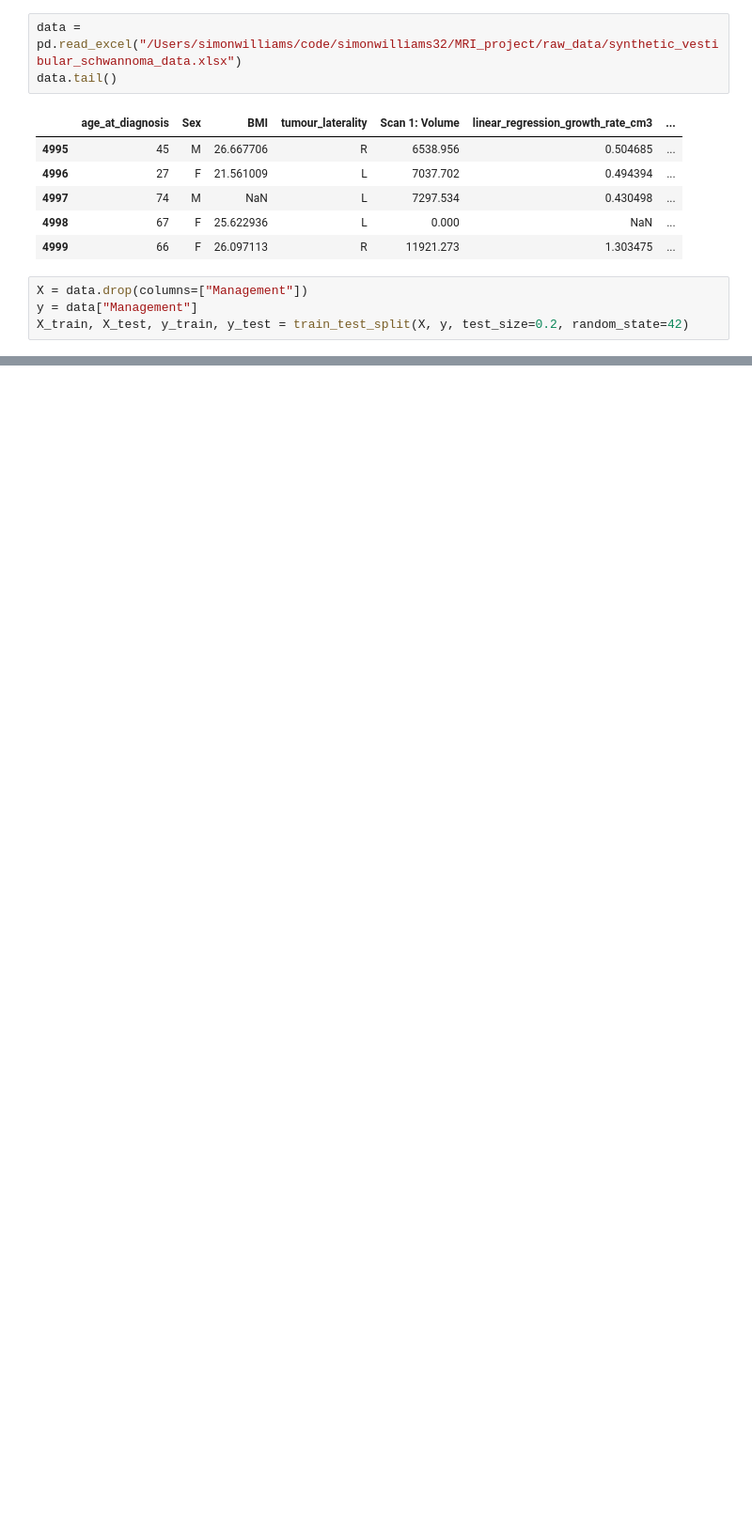
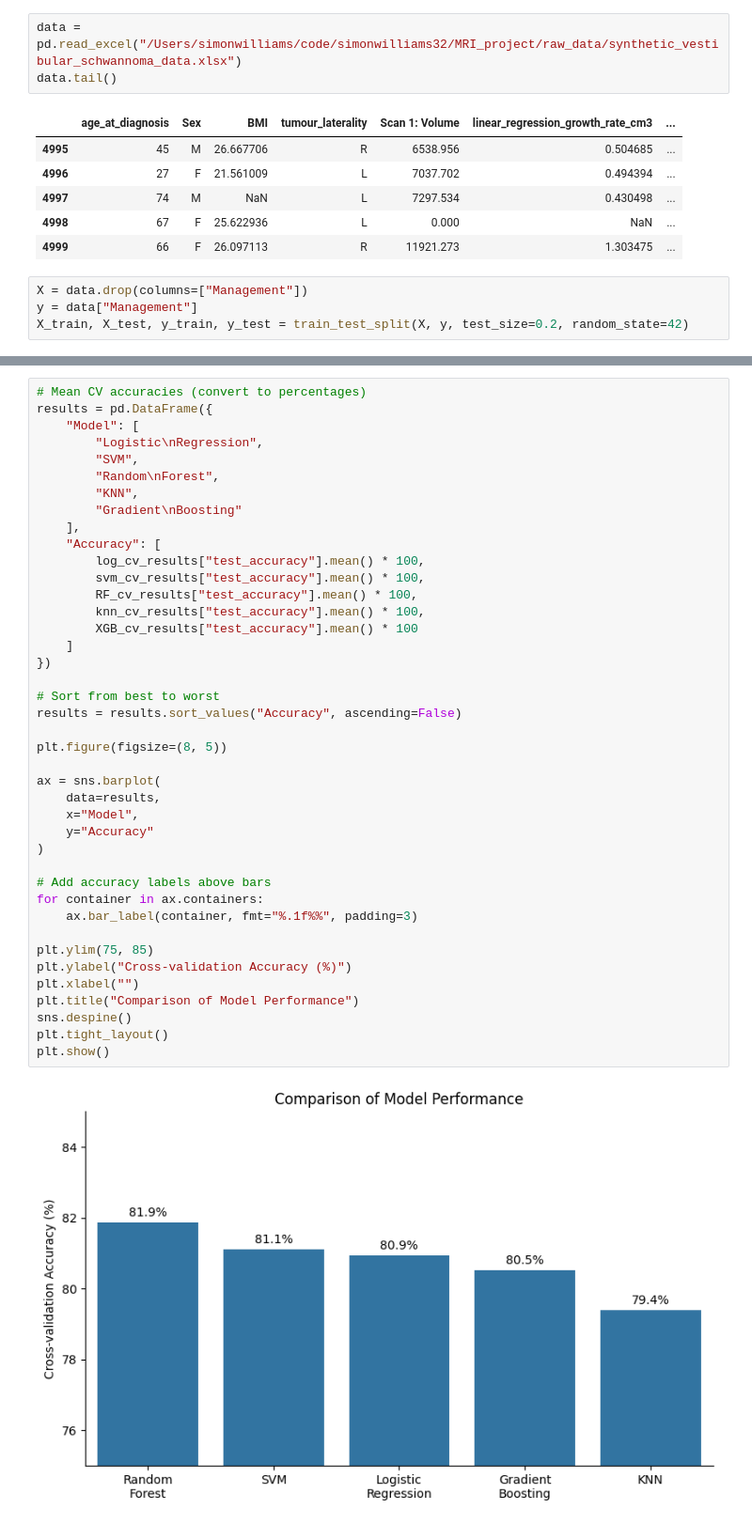
Before and after one commit to simonwilliams32/MRI_project, a Jupyter notebook: notebooks/SW_predicting_management_ensemble_pipeline.ipynb, the cells around one changed output, grey strips where cells are left out. Shown at 94% size. Drawn from its saved outputs; the diff is of its cells as text; blank space fills up the shorter version.

```diff
--- a/notebooks/SW_predicting_management_ensemble_pipeline.ipynb
+++ b/notebooks/SW_predicting_management_ensemble_pipeline.ipynb
@@ -240,0 +248,43 @@ print("Mean CV macro F1:", svm_cv_results["test_f1_macro"].mean())
+# %%
+# Mean CV accuracies (convert to percentages)
+results = pd.DataFrame({
+    "Model": [
+        "Logistic\nRegression",
+        "SVM",
+        "Random\nForest",
+        "KNN",
+        "Gradient\nBoosting"
+    ],
+    "Accuracy": [
+        log_cv_results["test_accuracy"].mean() * 100,
+        svm_cv_results["test_accuracy"].mean() * 100,
+        RF_cv_results["test_accuracy"].mean() * 100,
+        knn_cv_results["test_accuracy"].mean() * 100,
+        XGB_cv_results["test_accuracy"].mean() * 100
+    ]
+})
+
+# Sort from best to worst
+results = results.sort_values("Accuracy", ascending=False)
+
+plt.figure(figsize=(8, 5))
+
+ax = sns.barplot(
+    data=results,
+    x="Model",
+    y="Accuracy"
+)
+
+# Add accuracy labels above bars
+for container in ax.containers:
+    ax.bar_label(container, fmt="%.1f%%", padding=3)
+
+plt.ylim(75, 85)
+plt.ylabel("Cross-validation Accuracy (%)")
+plt.xlabel("")
+plt.title("Comparison of Model Performance")
+sns.despine()
+plt.tight_layout()
+plt.show()
+# %% [output]
+[figure, added]
```
Also changed, not shown: parts of 7 cells of this notebook.
